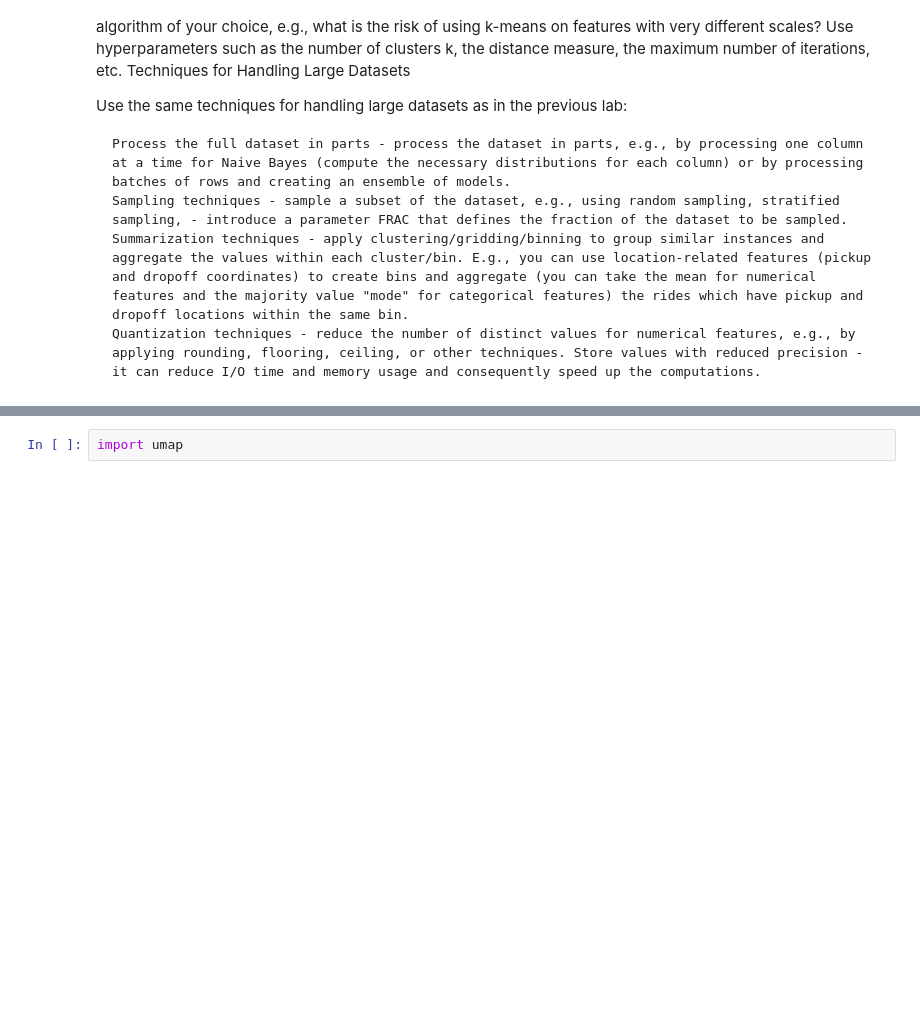
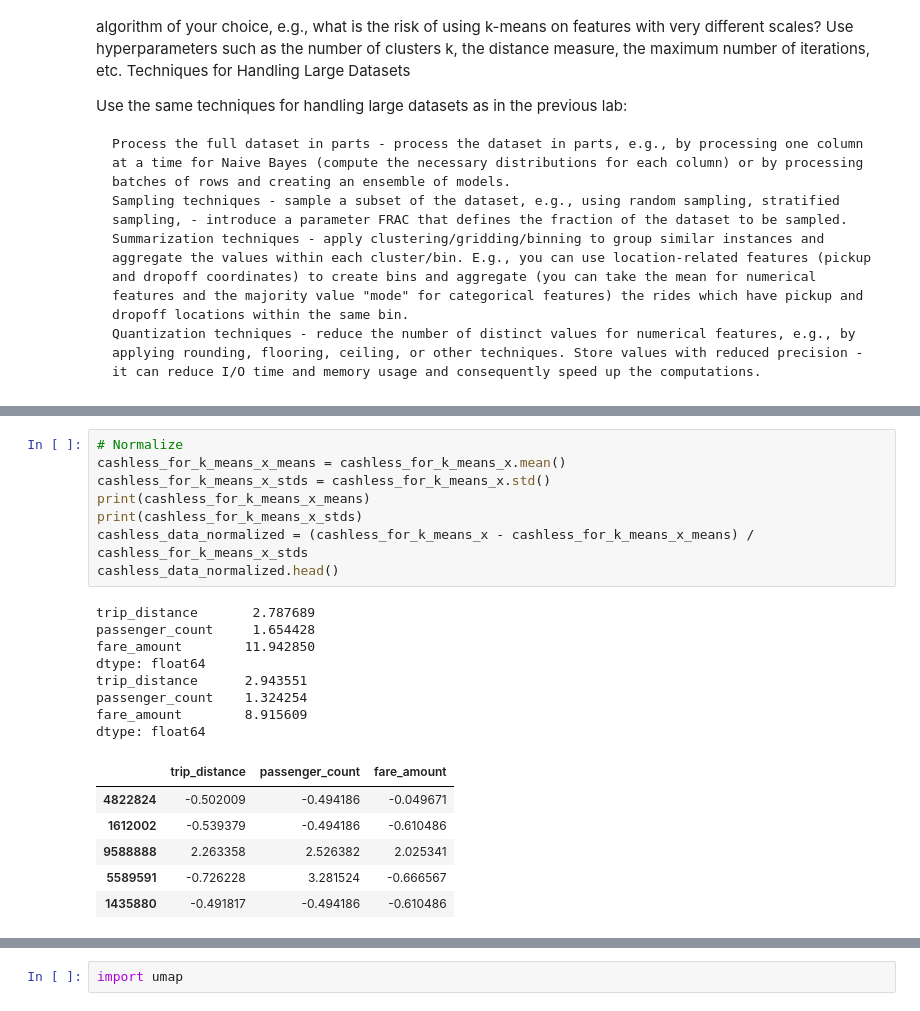
Before and after one commit to quantumFeline/dzd-hw, a Jupyter notebook: Big_Data_Exploration_01_02.ipynb, the cells around one changed output, grey strips where cells are left out. Saved outputs shown, nothing was run; the diff lists cells and outputs as text; blank space fills up the shorter version.

```diff
--- a/Big_Data_Exploration_01_02.ipynb
+++ b/Big_Data_Exploration_01_02.ipynb
@@ -364,0 +365,23 @@ cashless_for_k_means_x.head()
+# %%
+# Normalize
+cashless_for_k_means_x_means = cashless_for_k_means_x.mean()
+cashless_for_k_means_x_stds = cashless_for_k_means_x.std()
+print(cashless_for_k_means_x_means)
+print(cashless_for_k_means_x_stds)
+cashless_data_normalized = (cashless_for_k_means_x - cashless_for_k_means_x_means) / cashless_for_k_means_x_stds
+cashless_data_normalized.head()
+# %% [output]
+trip_distance       2.787689
+passenger_count     1.654428
+fare_amount        11.942850
+dtype: float64
+trip_distance      2.943551
+passenger_count    1.324254
+fare_amount        8.915609
+dtype: float64
+|  | trip_distance | passenger_count | fare_amount |
+| 4822824 | -0.502009 | -0.494186 | -0.049671 |
+| 1612002 | -0.539379 | -0.494186 | -0.610486 |
+| 9588888 | 2.263358 | 2.526382 | 2.025341 |
+| 5589591 | -0.726228 | 3.281524 | -0.666567 |
+| 1435880 | -0.491817 | -0.494186 | -0.610486 |
```
Also changed, not shown: parts of 11 cells of this notebook, 1 other file.
